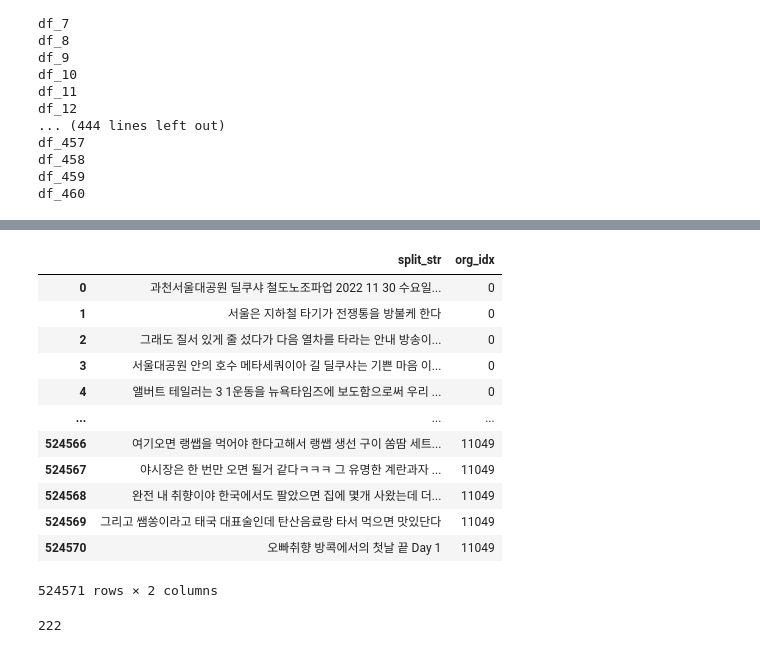
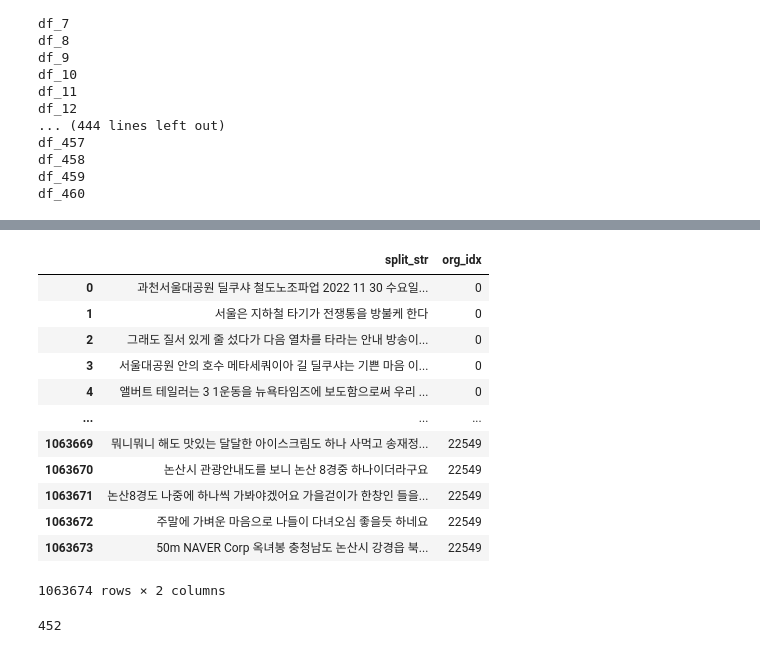
Before and after one commit to DDalaDDula/NIFoS, a Jupyter notebook: 문화/한글_텍스트_전처리/한글_텍스트_전처리_11월(불용어_제거_및_문장분리).ipynb, the cells around one changed output, grey strips where cells are left out. Saved outputs shown, nothing was run; the diff lists cells and outputs as text; code cells hidden in the pictures.

```diff
--- a/문화/한글_텍스트_전처리/한글_텍스트_전처리_11월(불용어_제거_및_문장분리).ipynb
+++ b/문화/한글_텍스트_전처리/한글_텍스트_전처리_11월(불용어_제거_및_문장분리).ipynb
@@ -131,24 +131,24 @@ df2
 # %%
-df2 = df2[df2['org_idx'] < 11050]
+df2 = df2[df2['org_idx'] < 22550]
 df2
 # %% [output]
 |  | split_str | org_idx |
 | 0 | 과천서울대공원 딜쿠샤 철도노조파업 2022 11 30 수요일... | 0 |
 | 1 | 서울은 지하철 타기가 전쟁통을 방불케 한다 | 0 |
 | 2 | 그래도 질서 있게 줄 섰다가 다음 열차를 타라는 안내 방송이... | 0 |
 | 3 | 서울대공원 안의 호수 메타세쿼이아 길 딜쿠샤는 기쁜 마음 이... | 0 |
 | 4 | 앨버트 테일러는 3 1운동을 뉴욕타임즈에 보도함으로써 우리 ... | 0 |
 | ... | ... | ... |
-| 524566 | 여기오면 랭쌥을 먹어야 한다고해서 랭쌥 생선 구이 쏨땀 세트... | 11049 |
-| 524567 | 야시장은 한 번만 오면 될거 같다ㅋㅋㅋ 그 유명한 계란과자 ... | 11049 |
-| 524568 | 완전 내 취향이야 한국에서도 팔았으면 집에 몇개 사왔는데 더... | 11049 |
-| 524569 | 그리고 쌤쏭이라고 태국 대표술인데 탄산음료랑 타서 먹으면 맛있단다 | 11049 |
-| 524570 | 오빠취향 방콕에서의 첫날 끝 Day 1 | 11049 |
+| 1063669 | 뭐니뭐니 해도 맛있는 달달한 아이스크림도 하나 사먹고 송재정... | 22549 |
+| 1063670 | 논산시 관광안내도를 보니 논산 8경중 하나이더라구요 | 22549 |
+| 1063671 | 논산8경도 나중에 하나씩 가봐야겠어요 가을걷이가 한창인 들을... | 22549 |
+| 1063672 | 주말에 가벼운 마음으로 나들이 다녀오심 좋을듯 하네요 | 22549 |
+| 1063673 | 50m NAVER Corp 옥녀봉 충청남도 논산시 강경읍 북... | 22549 |
-524571 rows × 2 columns
+1063674 rows × 2 columns
 # %%
 df2['org_idx'].tolist()[-1]//50+2
 # %% [output]
-222
+452
 # %%
 for a in range(df2['org_idx'].tolist()[-1]//50+2,len(dfs)+1):
     for i in tqdm(dfs['df_%s'%a]['split_list'].index):
```
Also changed, not shown: parts of 2 cells of this notebook, 4 other files.
